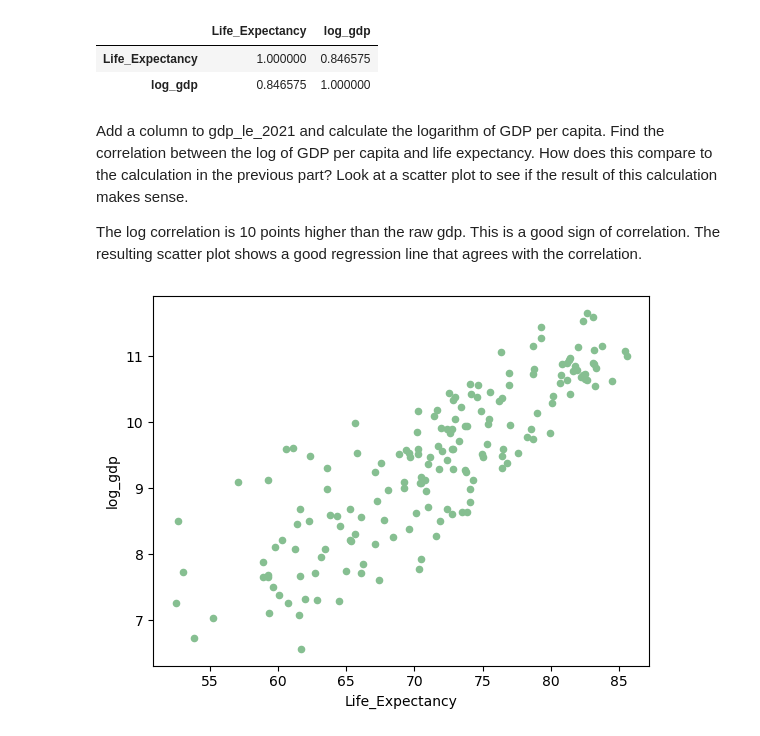
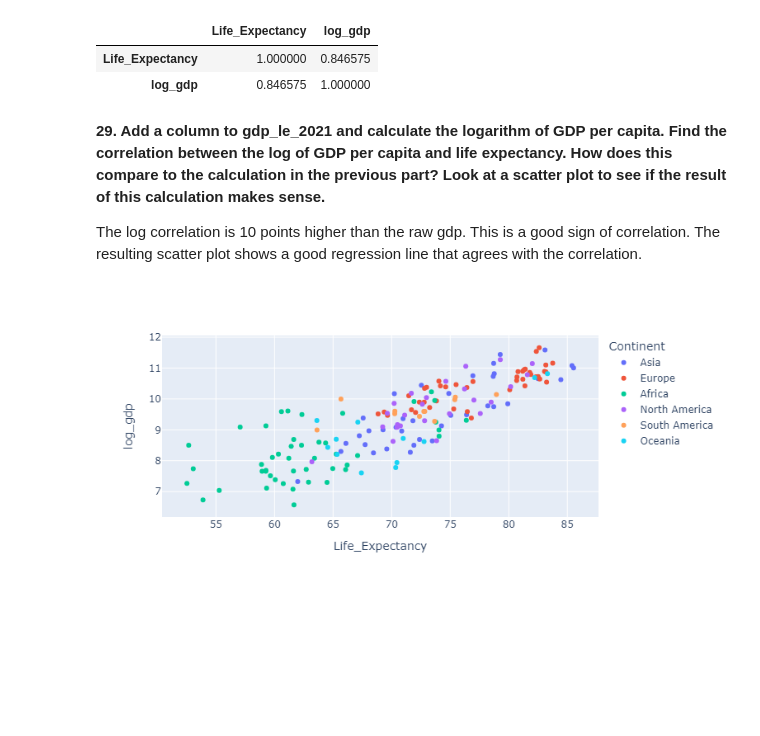
Before and after one commit to nss-data-science-cohort-8/un-exploration-Mythical-clj, a Jupyter notebook: notebooks/UN_Data_Exploration.ipynb, the cells around one changed output. Saved outputs shown, nothing was run; the diff lists cells and outputs as text; code cells hidden in the pictures; blank space fills up the shorter version.

```diff
--- a/notebooks/UN_Data_Exploration.ipynb
+++ b/notebooks/UN_Data_Exploration.ipynb
@@ -344,14 +420,14 @@ gdp_le_2021[['Life_Expectancy', 'log_gdp']].corr()
 | Life_Expectancy | 1.000000 | 0.846575 |
 | log_gdp | 0.846575 | 1.000000 |
 # %% [markdown]
-Add a column to gdp_le_2021 and calculate the logarithm of GDP per capita. Find the correlation between the log of GDP per capita and life expectancy. How does this compare to the calculation in the previous part? Look at a scatter plot to see if the result of this calculation makes sense.
+**29. Add a column to gdp_le_2021 and calculate the logarithm of GDP per capita. Find the correlation between the log of GDP per capita and life expectancy. How does this compare to the calculation in the previous part? Look at a scatter plot to see if the result of this calculation makes sense.**
 
 The log correlation is 10 points higher than the raw gdp. This is a good sign of correlation. The resulting scatter plot shows a good regression line that agrees with the correlation.
-# %%
-gdp_le_2021.plot(kind='scatter',
-    x="Life_Expectancy",
-    y="log_gdp",
-    color='#86bf91',
-);
-# %% [output]
-[figure, removed]
+# %%
+px.scatter(gdp_le_2021,
+           x='Life_Expectancy',
+           y='log_gdp',
+           color='Continent'
+          )
+# %% [output]
+[figure, added]
```
Also changed, not shown: parts of 42 cells of this notebook.
